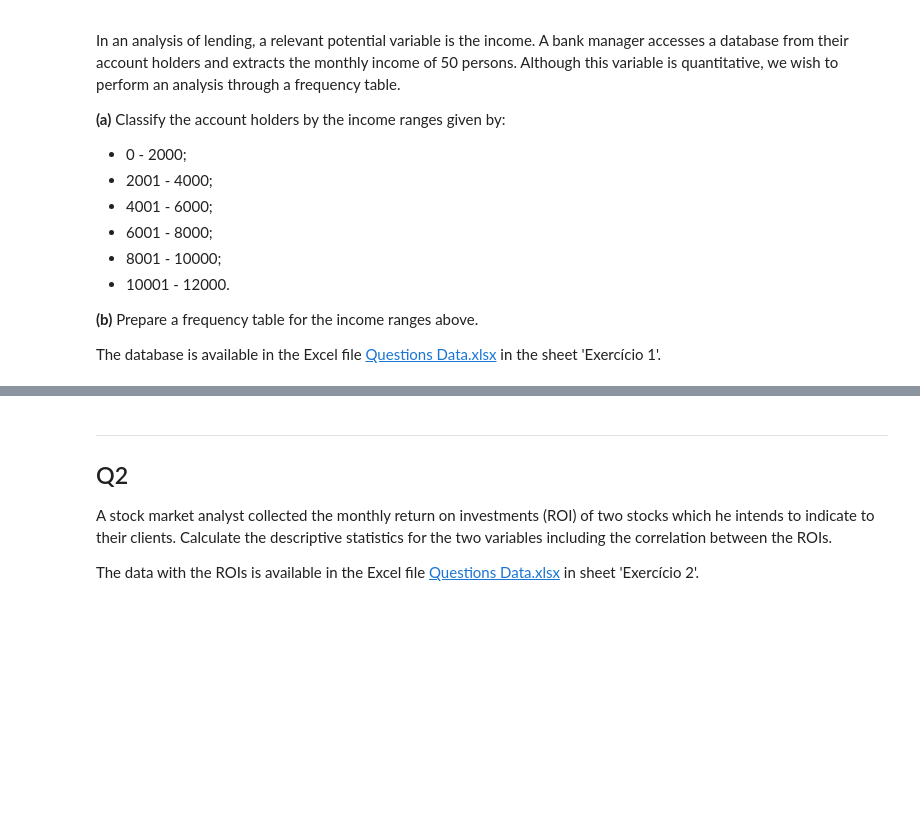
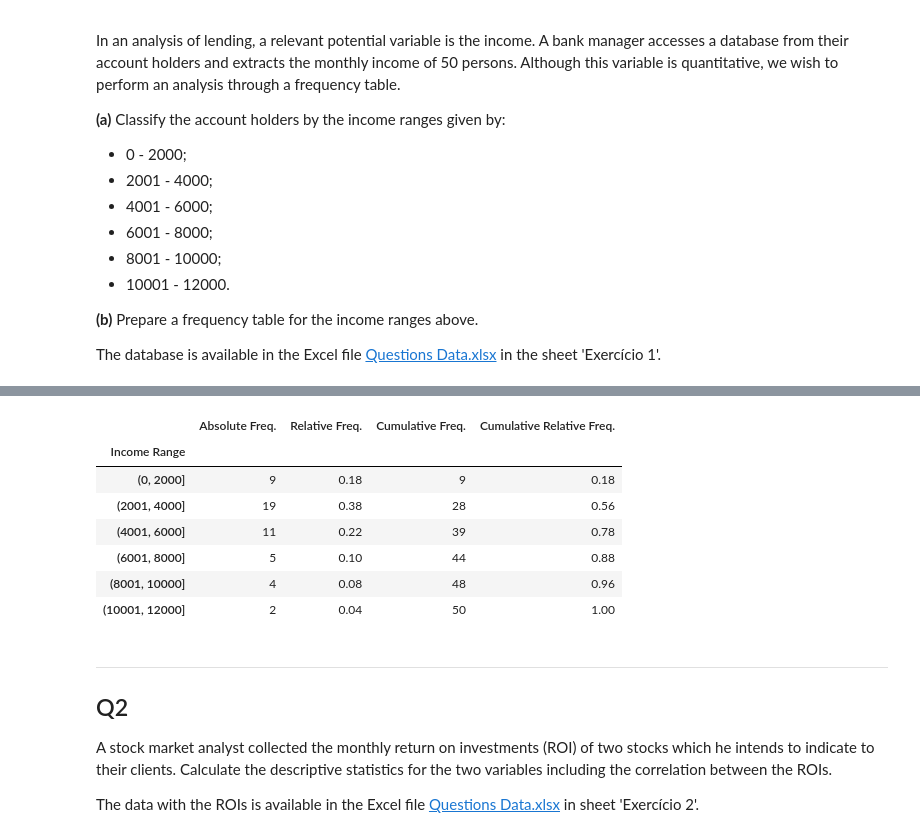
Before and after one commit to nicolaubruno/statistics, a Jupyter notebook: MBA Data Science/Fundamentals of Statistics/Exercise List/Python Solutions.ipynb, the cells around one changed output, grey strips where cells are left out. Drawn from its saved outputs; the diff is of its cells as text; code cells hidden in the pictures; blank space fills up the shorter version.

```diff
--- a/MBA Data Science/Fundamentals of Statistics/Exercise List/Python Solutions.ipynb
+++ b/MBA Data Science/Fundamentals of Statistics/Exercise List/Python Solutions.ipynb
@@ -80,3 +85,20 @@ freq_df
+# %%
+freq_df = df.groupby('Income Range').count()
+freq_df.rename(columns = {'Income': 'Absolute Freq.'}, inplace = True)
+freq_df['Relative Freq.'] = freq_df['Absolute Freq.'] / freq_df['Absolute Freq.'].sum()
+freq_df['Cumulative Freq.'] = freq_df['Absolute Freq.'].cumsum()
+freq_df['Cumulative Relative Freq.'] = freq_df['Relative Freq.'].cumsum()
+
+freq_df
+# %% [output]
+|  | Absolute Freq. | Relative Freq. | Cumulative Freq. | Cumulative Relative Freq. |
+| Income Range |  |  |  |  |
+| (0, 2000] | 9 | 0.18 | 9 | 0.18 |
+| (2001, 4000] | 19 | 0.38 | 28 | 0.56 |
+| (4001, 6000] | 11 | 0.22 | 39 | 0.78 |
+| (6001, 8000] | 5 | 0.10 | 44 | 0.88 |
+| (8001, 10000] | 4 | 0.08 | 48 | 0.96 |
+| (10001, 12000] | 2 | 0.04 | 50 | 1.00 |
 # %% [markdown]
 <hr style="height:1px;background-color:#999;boder:none" />
 <h2> Q2 </h2>
```
Also changed, not shown: parts of 7 cells of this notebook.
